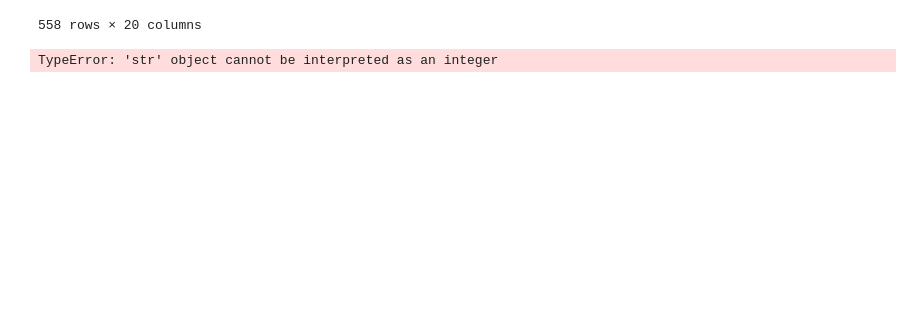
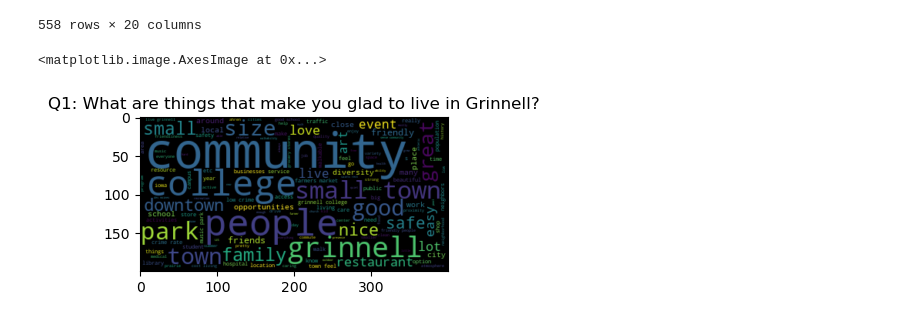
Before and after one commit to shreyasagrawal/Survey-Analysis-NLP, a Jupyter notebook: finalproj.ipynb, the cells around one changed output. Saved outputs shown, nothing was run; the diff lists cells and outputs as text; code cells hidden in the pictures; blank space fills up the shorter version.

```diff
--- a/finalproj.ipynb
+++ b/finalproj.ipynb
@@ -45,17 +46,26 @@ def word_count(str):
             counts[word] = 1
 
     return counts
-
-alltext = responses['What are things that make you glad to live in Grinnell?  '].dropna()
-listtext = alltext.tolist()
-# listtext_withoutstopwords = [i for i in listtext if i not in sw_nltk]
-finaltextq1 = "".join(listtext)
-# listtextoneword = finaltextq1.split(' ')
-
-# wordcloud = WordCloud().generate(finaltextq1)
-# plt.imshow(wordcloud, interpolation='bilinear')
-# print(listtext_withoutstopwords)
-# print(listtextoneword)
-# %% [output]
-TypeError: 'str' object cannot be interpreted as an integer
+# %%
+alltextq1 = responses['What are things that make you glad to live in Grinnell?  '].dropna()
+listtextq1 = alltextq1.tolist()
+
+#to prevent College and college being different
+strtextq1 = " ".join(listtextq1).lower()
+# listtextoneword = finaltextq1.split(' ')
+listtextonewordq1 = re.split(r',| ', strtextq1)
+#to get rid of stop words
+listtext_withoutstopwordsq1 = [i for i in listtextonewordq1 if i not in sw_nltk]
+
+finaltextq1 = " ".join(listtext_withoutstopwordsq1)
+
+#visualize
+wordcloud = WordCloud().generate(finaltextq1)
+plt.title("Q1: What are things that make you glad to live in Grinnell?")
+plt.imshow(wordcloud, interpolation='bilinear')
+# print(listtext_withoutstopwordsq1)
+# print(finaltextq1)
+# %% [output]
+<matplotlib.image.AxesImage at 0x...>
+[figure, added]
 # %%
```
Also changed, not shown: parts of 7 cells of this notebook.
